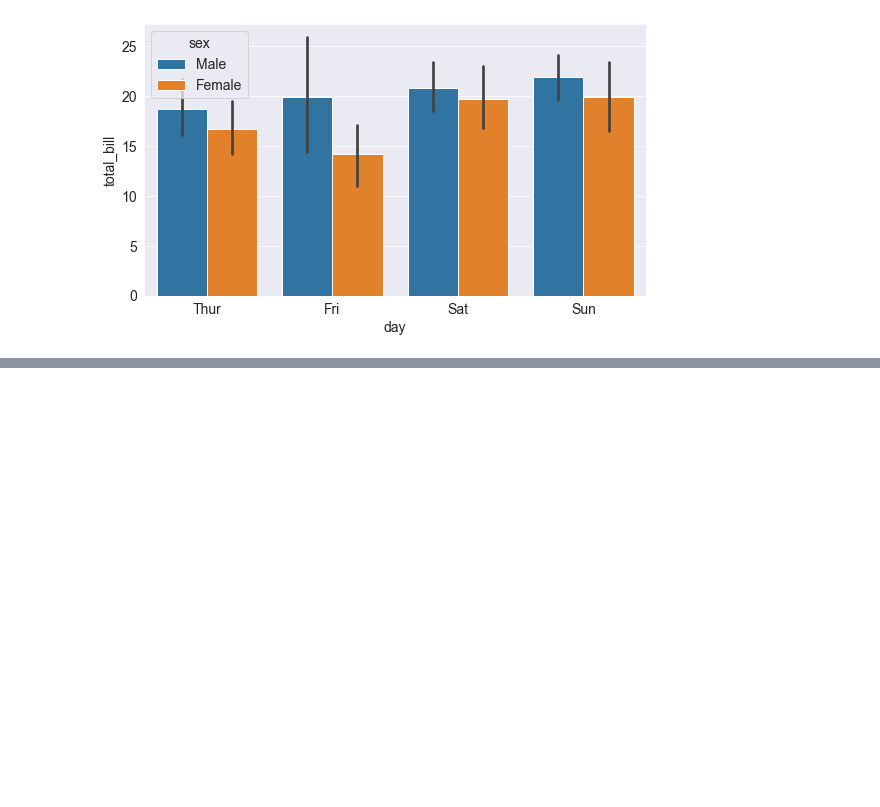
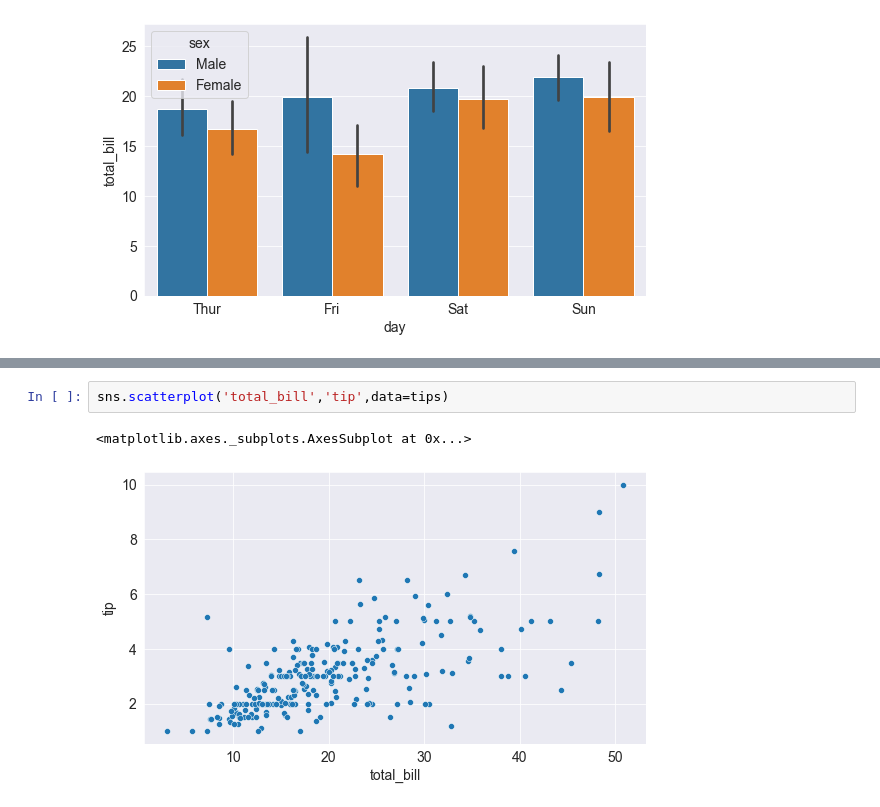
Before and after one commit to YasineNifa/DataViz, a Jupyter notebook: dataviz.ipynb, the cells around one changed output, grey strips where cells are left out. Saved outputs shown, nothing was run; the diff lists cells and outputs as text; blank space fills up the shorter version.

```diff
--- a/dataviz.ipynb
+++ b/dataviz.ipynb
@@ -221,0 +281,5 @@ sns.barplot(tips.day,tips.total_bill,hue=tips.sex)
+# %%
+sns.scatterplot('total_bill','tip',data=tips)
+# %% [output]
+<matplotlib.axes._subplots.AxesSubplot at 0x...>
+[figure, added]
```
Also changed, not shown: parts of 34 cells of this notebook.
